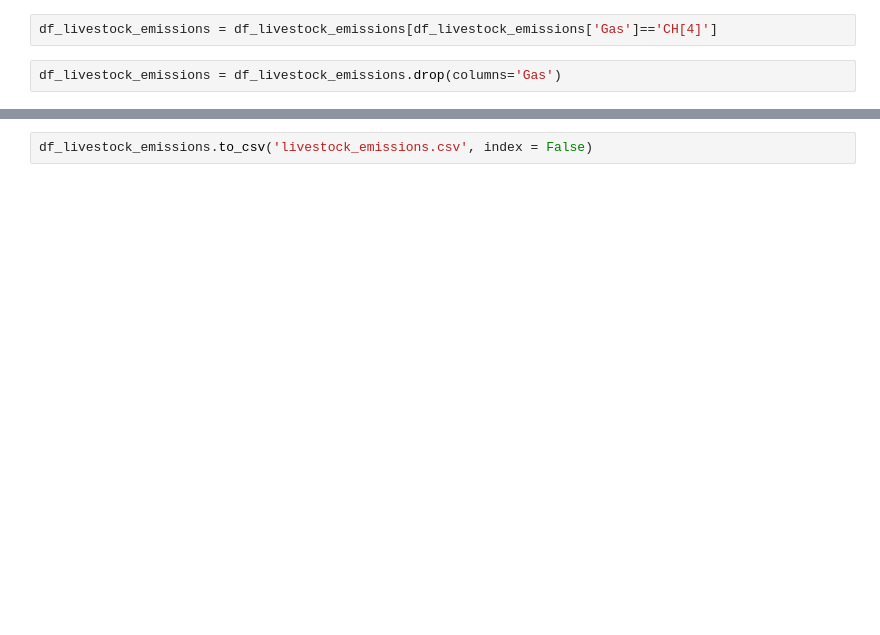
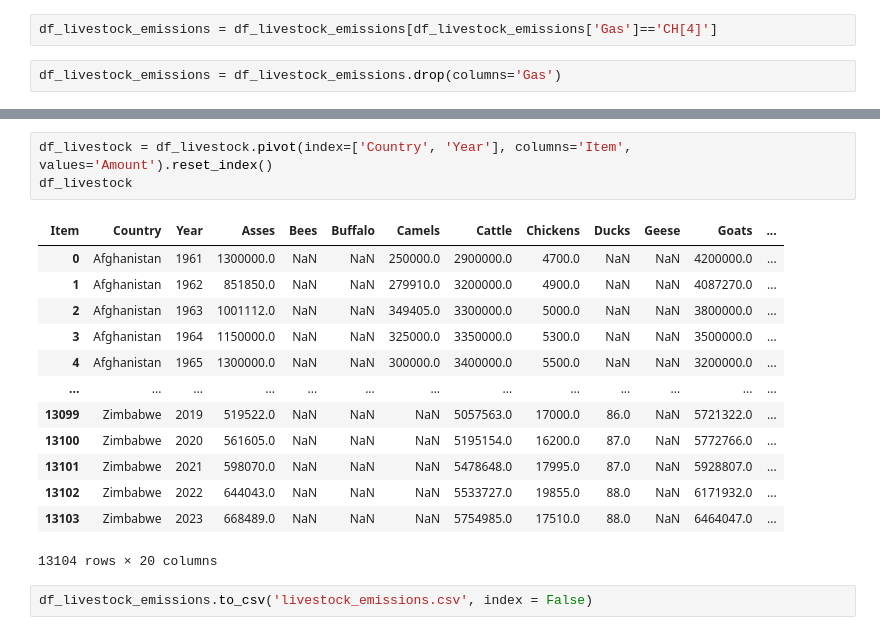
Before and after one commit to nkar20/wics2025, a Jupyter notebook: livestock_emissions.ipynb, the cells around one changed output, grey strips where cells are left out. Drawn from its saved outputs; the diff is of its cells as text; blank space fills up the shorter version.

```diff
--- a/livestock_emissions.ipynb
+++ b/livestock_emissions.ipynb
@@ -303,2 +317,19 @@ df_livestock_e
+# %%
+df_livestock = df_livestock.pivot(index=['Country', 'Year'], columns='Item', values='Amount').reset_index()
+df_livestock
+# %% [output]
+| Item | Country | Year | Asses | Bees | Buffalo | Camels | Cattle | Chickens | Ducks | Geese | Goats | ... |
+| 0 | Afghanistan | 1961 | 1300000.0 | NaN | NaN | 250000.0 | 2900000.0 | 4700.0 | NaN | NaN | 4200000.0 | ... |
+| 1 | Afghanistan | 1962 | 851850.0 | NaN | NaN | 279910.0 | 3200000.0 | 4900.0 | NaN | NaN | 4087270.0 | ... |
+| 2 | Afghanistan | 1963 | 1001112.0 | NaN | NaN | 349405.0 | 3300000.0 | 5000.0 | NaN | NaN | 3800000.0 | ... |
+| 3 | Afghanistan | 1964 | 1150000.0 | NaN | NaN | 325000.0 | 3350000.0 | 5300.0 | NaN | NaN | 3500000.0 | ... |
+| 4 | Afghanistan | 1965 | 1300000.0 | NaN | NaN | 300000.0 | 3400000.0 | 5500.0 | NaN | NaN | 3200000.0 | ... |
+| ... | ... | ... | ... | ... | ... | ... | ... | ... | ... | ... | ... | ... |
+| 13099 | Zimbabwe | 2019 | 519522.0 | NaN | NaN | NaN | 5057563.0 | 17000.0 | 86.0 | NaN | 5721322.0 | ... |
+| 13100 | Zimbabwe | 2020 | 561605.0 | NaN | NaN | NaN | 5195154.0 | 16200.0 | 87.0 | NaN | 5772766.0 | ... |
+| 13101 | Zimbabwe | 2021 | 598070.0 | NaN | NaN | NaN | 5478648.0 | 17995.0 | 87.0 | NaN | 5928807.0 | ... |
+| 13102 | Zimbabwe | 2022 | 644043.0 | NaN | NaN | NaN | 5533727.0 | 19855.0 | 88.0 | NaN | 6171932.0 | ... |
+| 13103 | Zimbabwe | 2023 | 668489.0 | NaN | NaN | NaN | 5754985.0 | 17510.0 | 88.0 | NaN | 6464047.0 | ... |
+13104 rows × 20 columns
 # %%
 df_livestock_emissions.to_csv('livestock_emissions.csv', index = False)
```
Also changed, not shown: parts of 4 cells of this notebook, 1 other file.
